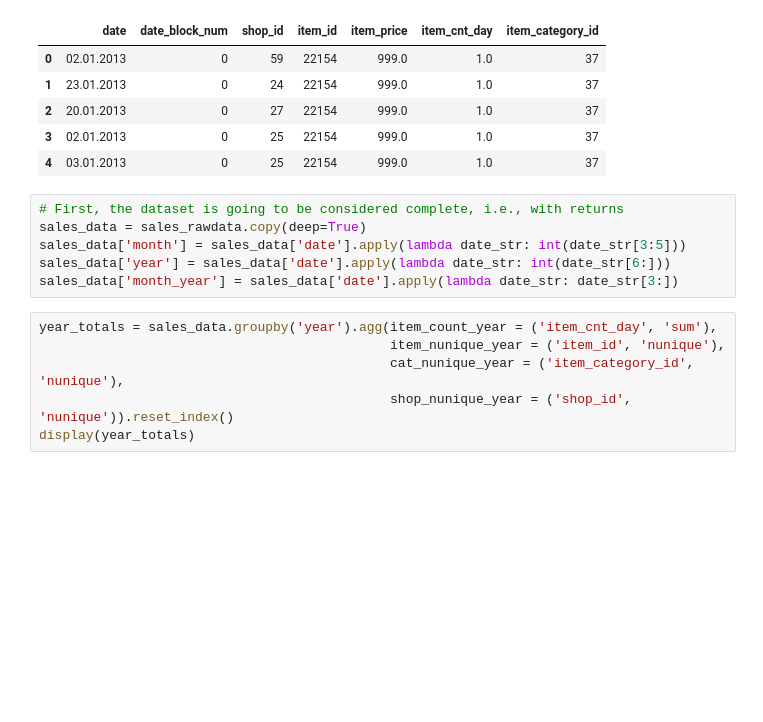
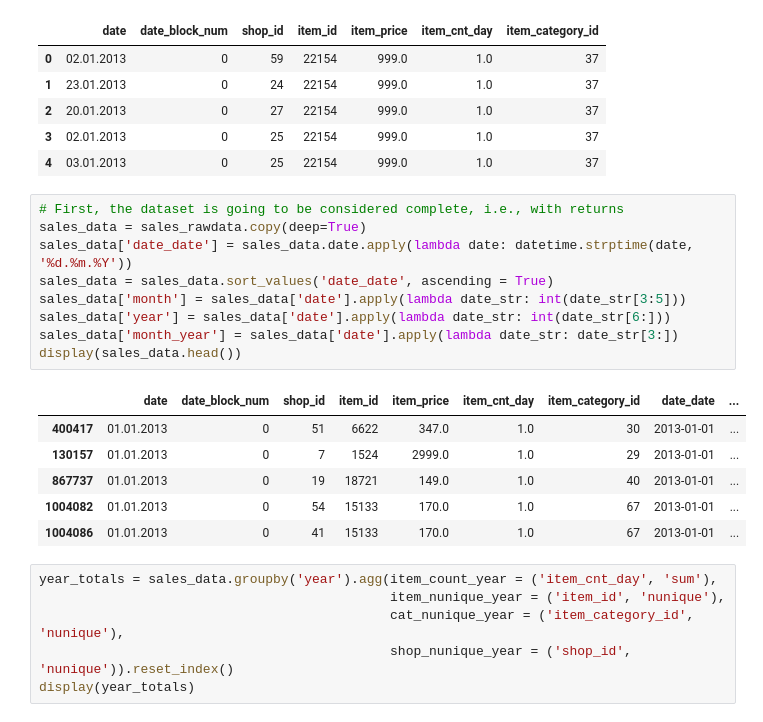
Before and after one commit to arcarrion/hsespecialization_course02, a Jupyter notebook: 02_eda.ipynb, the cells around one changed output. Drawn from its saved outputs; the diff is of its cells as text; blank space fills up the shorter version.

```diff
--- a/02_eda.ipynb
+++ b/02_eda.ipynb
@@ -559,9 +560,19 @@ display(sales_rawdata.head())
 # %%
 # First, the dataset is going to be considered complete, i.e., with returns
 sales_data = sales_rawdata.copy(deep=True)
+sales_data['date_date'] = sales_data.date.apply(lambda date: datetime.strptime(date, '%d.%m.%Y'))
+sales_data = sales_data.sort_values('date_date', ascending = True)
 sales_data['month'] = sales_data['date'].apply(lambda date_str: int(date_str[3:5]))
 sales_data['year'] = sales_data['date'].apply(lambda date_str: int(date_str[6:]))
 sales_data['month_year'] = sales_data['date'].apply(lambda date_str: date_str[3:])
+display(sales_data.head())
+# %% [output]
+|  | date | date_block_num | shop_id | item_id | item_price | item_cnt_day | item_category_id | date_date | ... |
+| 400417 | 01.01.2013 | 0 | 51 | 6622 | 347.0 | 1.0 | 30 | 2013-01-01 | ... |
+| 130157 | 01.01.2013 | 0 | 7 | 1524 | 2999.0 | 1.0 | 29 | 2013-01-01 | ... |
+| 867737 | 01.01.2013 | 0 | 19 | 18721 | 149.0 | 1.0 | 40 | 2013-01-01 | ... |
+| 1004082 | 01.01.2013 | 0 | 54 | 15133 | 170.0 | 1.0 | 67 | 2013-01-01 | ... |
+| 1004086 | 01.01.2013 | 0 | 41 | 15133 | 170.0 | 1.0 | 67 | 2013-01-01 | ... |
 # %%
 year_totals = sales_data.groupby('year').agg(item_count_year = ('item_cnt_day', 'sum'),
                                              item_nunique_year = ('item_id', 'nunique'),
```
Also changed, not shown: parts of 10 cells of this notebook.
